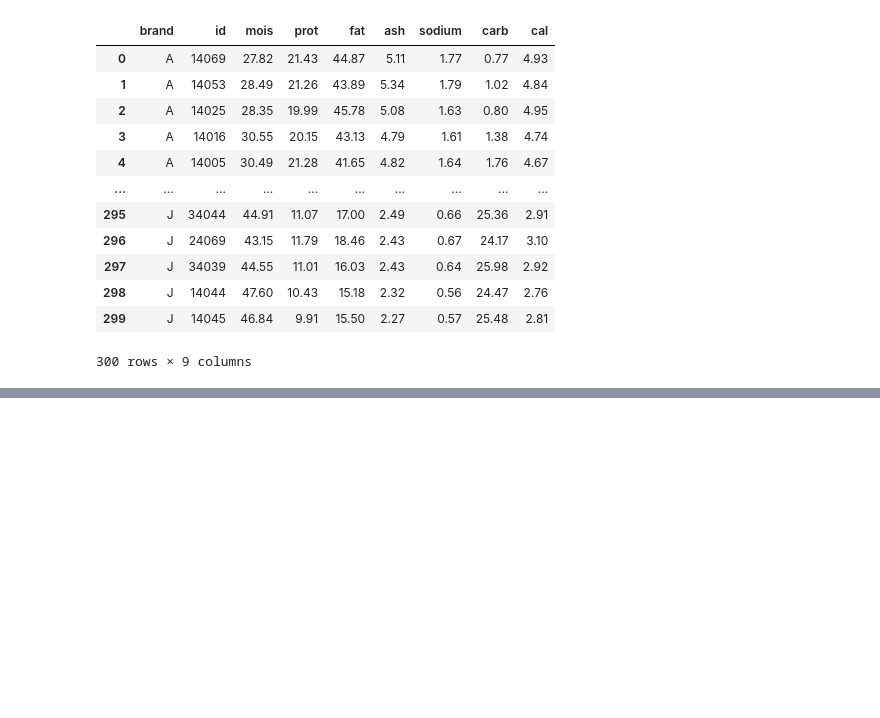
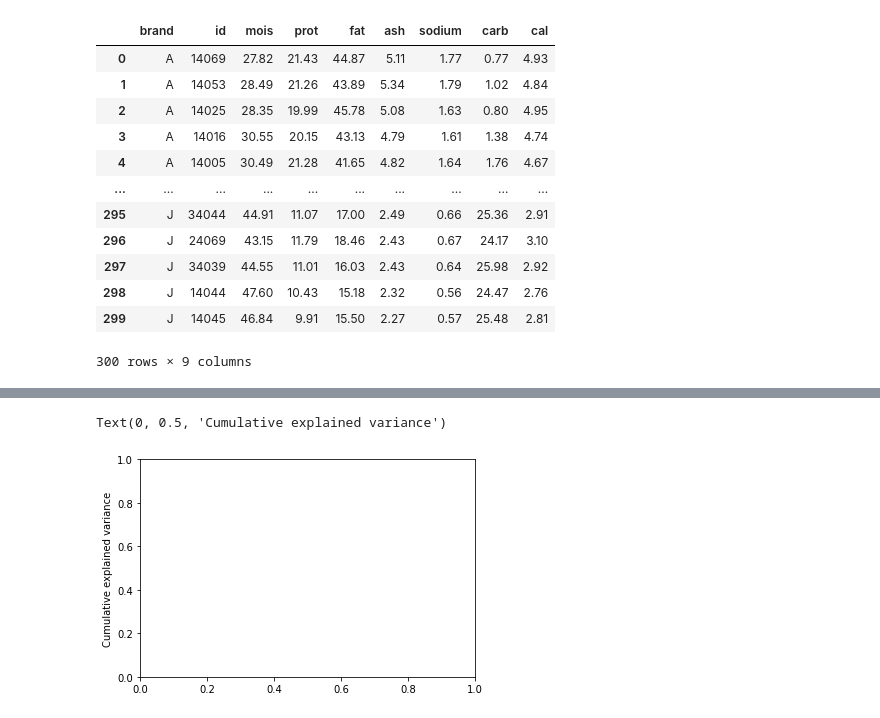
Before and after one commit to sskboonmee/multivariate, a Jupyter notebook: Exam01.ipynb, the cells around one changed output, grey strips where cells are left out. Saved outputs shown, nothing was run; the diff lists cells and outputs as text; code cells hidden in the pictures; blank space fills up the shorter version.

```diff
--- a/Exam01.ipynb
+++ b/Exam01.ipynb
@@ -40,0 +208,5 @@ pd.plotting.parallel_coordinates(pizza_data, 'brand')
+# %%
+plt.ylabel('Cumulative explained variance')
+# %% [output]
+Text(0, 0.5, 'Cumulative explained variance')
+[figure, added]
```
Also changed, not shown: parts of 38 cells of this notebook.
